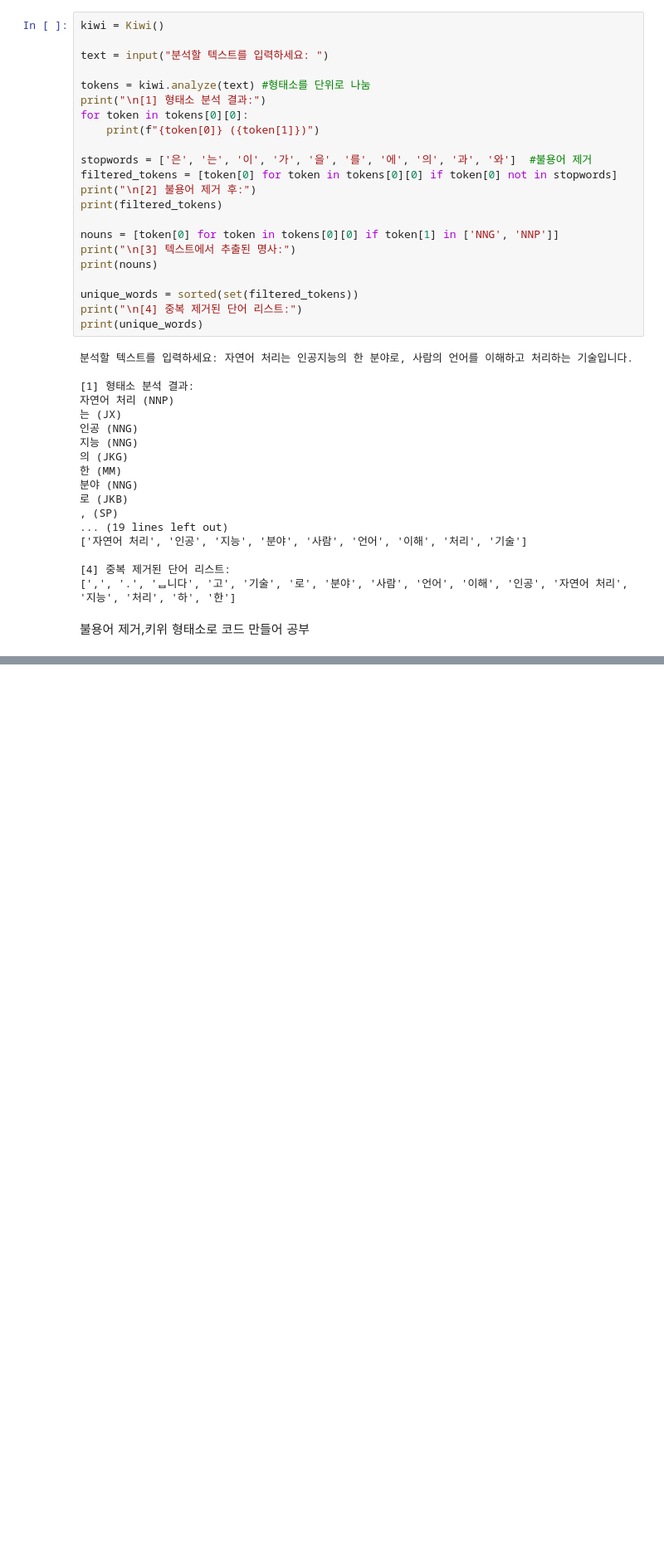
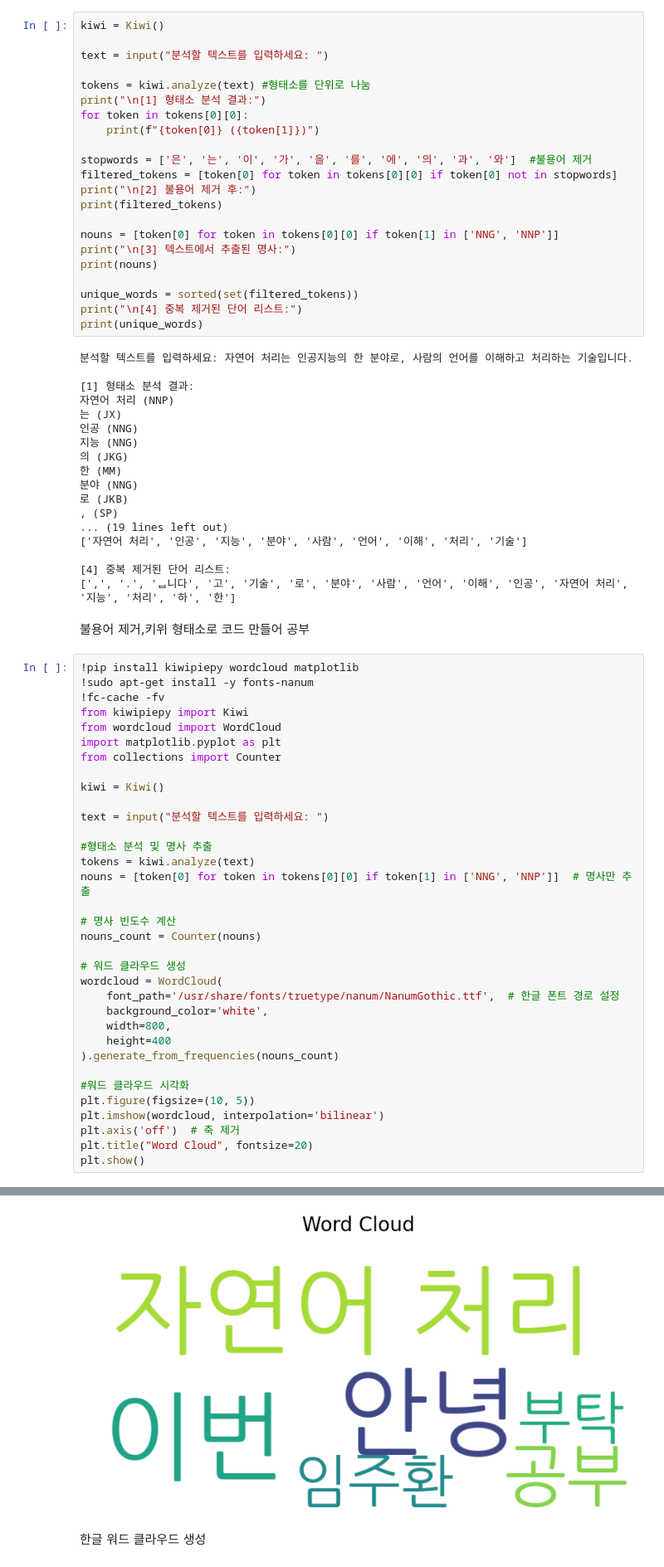
Before and after one commit to dlawnghks/Self-study, a Jupyter notebook: NLP.ipynb, the cells around one changed output, grey strips where cells are left out. Shown at 83% size. Cells and saved outputs as stored; diff of their text form; blank space fills up the shorter version.

```diff
--- a/NLP.ipynb
+++ b/NLP.ipynb
@@ -239,3 +239,38 @@ print(unique_words)
 [',', '.', 'ᆸ니다', '고', '기술', '로', '분야', '사람', '언어', '이해', '인공', '자연어 처리', '지능', '처리', '하', '한']
 # %% [markdown]
 불용어 제거,키위 형태소로 코드 만들어 공부
+# %%
+!pip install kiwipiepy wordcloud matplotlib
+!sudo apt-get install -y fonts-nanum
+!fc-cache -fv
+from kiwipiepy import Kiwi
+from wordcloud import WordCloud
+import matplotlib.pyplot as plt
+from collections import Counter
+
+kiwi = Kiwi()
+
+text = input("분석할 텍스트를 입력하세요: ")
+
+#형태소 분석 및 명사 추출
+tokens = kiwi.analyze(text)
+nouns = [token[0] for token in tokens[0][0] if token[1] in ['NNG', 'NNP']]  # 명사만 추출
+
+# 명사 빈도수 계산
+nouns_count = Counter(nouns)
+
+# 워드 클라우드 생성
+wordcloud = WordCloud(
+    font_path='/usr/share/fonts/truetype/nanum/NanumGothic.ttf',  # 한글 폰트 경로 설정
+    background_color='white',
+    width=800,
+    height=400
+).generate_from_frequencies(nouns_count)
+
+#워드 클라우드 시각화
+plt.figure(figsize=(10, 5))
+plt.imshow(wordcloud, interpolation='bilinear')
+plt.axis('off')  # 축 제거
+plt.title("Word Cloud", fontsize=20)
+plt.show()
+# %% [output]
@@ -241,0 +294,3 @@ print(unique_words)
+[figure, added]
+# %% [markdown]
+한글 워드 클라우드 생성
```
Also changed, not shown: parts of 1 cell of this notebook.
